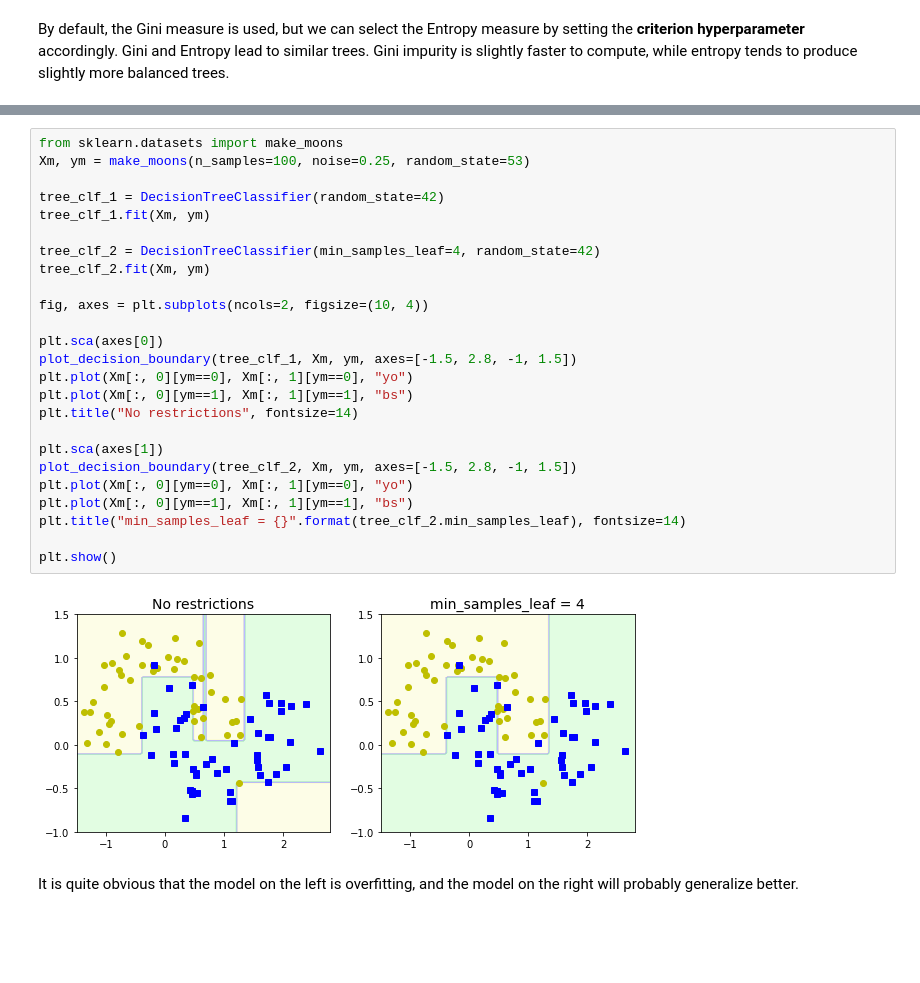
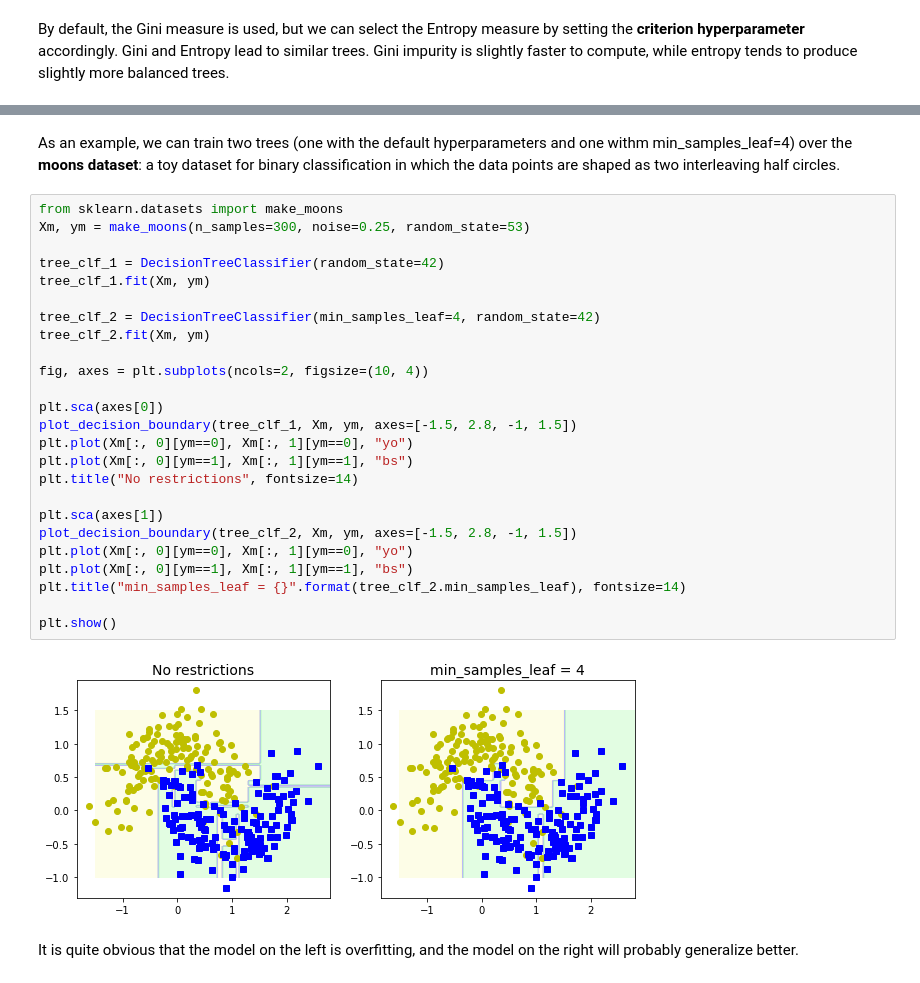
Before and after one commit to ethangillett/machine-learning_riccardoberta, a Jupyter notebook: 02-supervised-learning/02-decision-trees.ipynb, the cells around one changed output, grey strips where cells are left out. Drawn from its saved outputs; the diff is of its cells as text; blank space fills up the shorter version.

Commit message:
improved decision tree notebook

```diff
--- a/02-supervised-learning/02-decision-trees.ipynb
+++ b/02-supervised-learning/02-decision-trees.ipynb
@@ -332,30 +313,32 @@ We can train two trees (one with the default hyperparameters and one withm min_s
+# %% [markdown]
+As an example, we can train two trees (one with the default hyperparameters and one withm min_samples_leaf=4) over the **moons dataset**: a toy dataset for binary classification in which the data points are shaped as two interleaving half circles.
 # %%
 from sklearn.datasets import make_moons
-Xm, ym = make_moons(n_samples=100, noise=0.25, random_state=53)
+Xm, ym = make_moons(n_samples=300, noise=0.25, random_state=53)
 
 tree_clf_1 = DecisionTreeClassifier(random_state=42)
 tree_clf_1.fit(Xm, ym)
 
 tree_clf_2 = DecisionTreeClassifier(min_samples_leaf=4, random_state=42)
 tree_clf_2.fit(Xm, ym)
 
 fig, axes = plt.subplots(ncols=2, figsize=(10, 4))
 
 plt.sca(axes[0])
 plot_decision_boundary(tree_clf_1, Xm, ym, axes=[-1.5, 2.8, -1, 1.5])
 plt.plot(Xm[:, 0][ym==0], Xm[:, 1][ym==0], "yo")
 plt.plot(Xm[:, 0][ym==1], Xm[:, 1][ym==1], "bs")
 plt.title("No restrictions", fontsize=14)
 
 plt.sca(axes[1])
 plot_decision_boundary(tree_clf_2, Xm, ym, axes=[-1.5, 2.8, -1, 1.5])
 plt.plot(Xm[:, 0][ym==0], Xm[:, 1][ym==0], "yo")
 plt.plot(Xm[:, 0][ym==1], Xm[:, 1][ym==1], "bs")
 plt.title("min_samples_leaf = {}".format(tree_clf_2.min_samples_leaf), fontsize=14)
 
 plt.show()
 # %% [output]
-[figure, old version]
+[figure, new version]
 # %% [markdown]
 It is quite obvious that the model on the left is overfitting, and the model on the right will probably generalize better.
 # %% [markdown]
```
Also changed, not shown: parts of 46 cells of this notebook, 1 other file.
